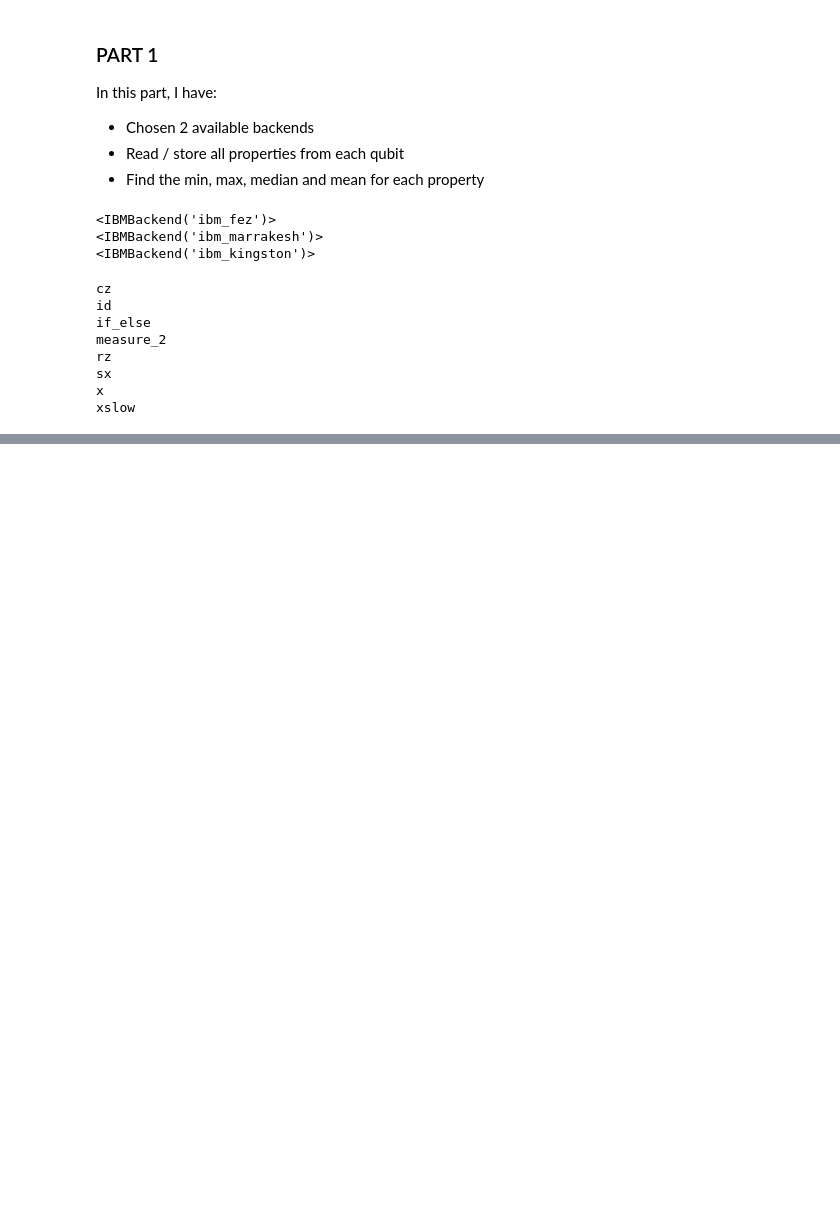
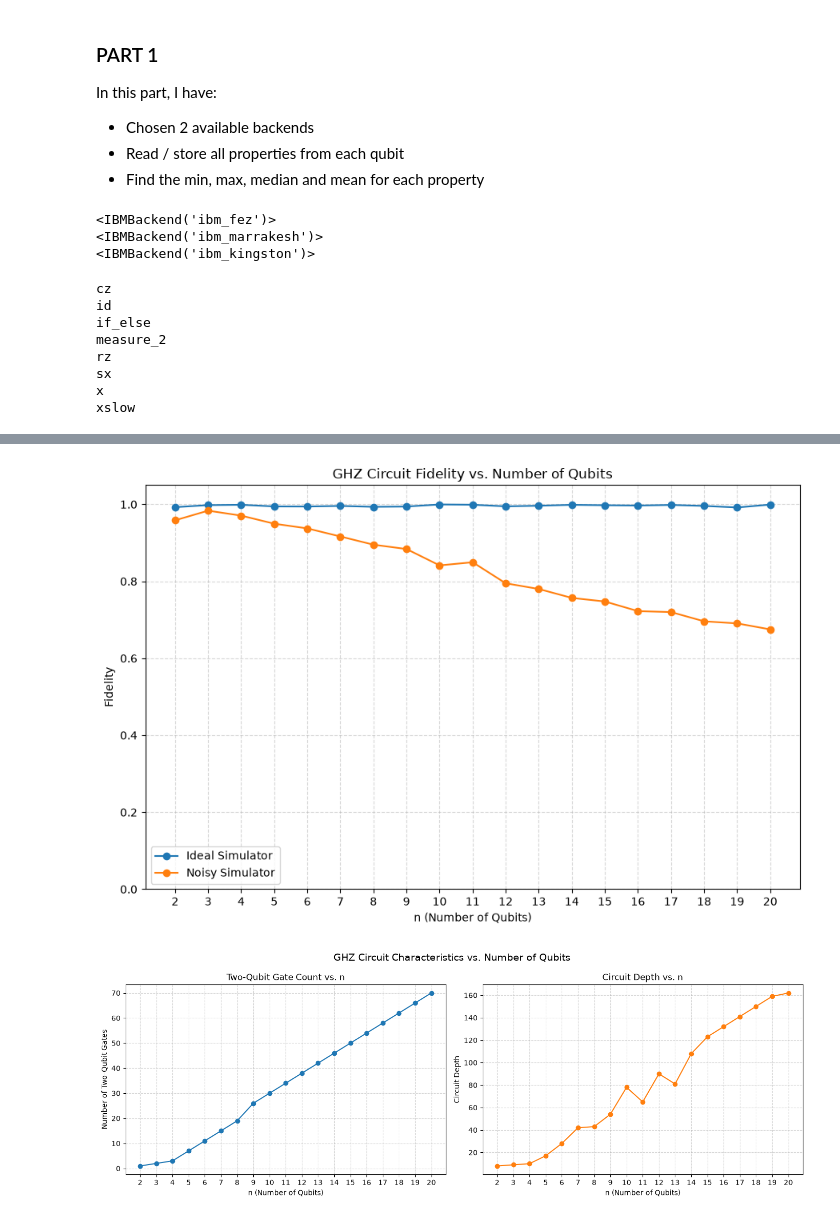
Before and after one commit to Adiro777/IBM-Backend-Properties-and-GHZ-Scaling, a Jupyter notebook: HW1 - IBM Backend Properties and GHZ Scaling.ipynb, the cells around one changed output, grey strips where cells are left out. Cells and saved outputs as stored; diff of their text form; code cells hidden in the pictures; blank space fills up the shorter version.

```diff
--- a/HW1 - IBM Backend Properties and GHZ Scaling.ipynb
+++ b/HW1 - IBM Backend Properties and GHZ Scaling.ipynb
@@ -255,0 +428,61 @@ In this part, I have:
+# %%
+# -----------------------------------
+# TWO QUBIT GATE VS. CIRCUIT DEPTH
+# -----------------------------------
+two_qubit_gates = []
+ghz_circuit_depth = []
+ghz_transpiled_circuits = {}
+
+for num_of_qubits in range(2, 21):
+    ghz_transpiled_circuits[num_of_qubits] = transpile(createGHZ(num_of_qubits), backend=noisy_simulator, optimization_level=1)
+    transpiled_qc = ghz_transpiled_circuits[num_of_qubits]
+    two_qubit_gates.append(transpiled_qc.count_ops().get('cz', 0))
+    ghz_circuit_depth.append(transpiled_qc.depth())
+# %%
+# -----------------------------------
+# FIGURE 1
+# -----------------------------------
+n_values = list(range(2, 21))
+ideal_values = [ideal_fidelities[n] for n in n_values]
+noisy_values = [noisy_fidelities[n] for n in n_values]
+
+plt.figure(figsize=(9, 6))
+plt.plot(n_values, ideal_values, marker='o', label='Ideal Simulator')
+plt.plot(n_values, noisy_values, marker='o', label='Noisy Simulator')
+plt.xlabel("n (Number of Qubits)")
+plt.ylabel("Fidelity")
+plt.title("GHZ Circuit Fidelity vs. Number of Qubits")
+plt.xticks(n_values)
+plt.ylim(0, 1.05)
+plt.legend()
+plt.grid(True, linestyle='--', alpha=0.5)
+plt.tight_layout()
+plt.savefig("figure1_fidelity_vs_n.png", dpi=150, bbox_inches="tight")
+plt.show()
+
+# -----------------------------------
+# FIGURE 2
+# -----------------------------------
+fig, axes = plt.subplots(1, 2, figsize=(14, 5))
+
+axes[0].plot(n_values, two_qubit_gates, marker='o', color='tab:blue')
+axes[0].set_xlabel("n (Number of Qubits)")
+axes[0].set_ylabel("Number of Two-Qubit Gates")
+axes[0].set_title("Two-Qubit Gate Count vs. n")
+axes[0].set_xticks(n_values)
+axes[0].grid(True, linestyle='--', alpha=0.5)
+
+axes[1].plot(n_values, ghz_circuit_depth, marker='o', color='tab:orange')
+axes[1].set_xlabel("n (Number of Qubits)")
+axes[1].set_ylabel("Circuit Depth")
+axes[1].set_title("Circuit Depth vs. n")
+axes[1].set_xticks(n_values)
+axes[1].grid(True, linestyle='--', alpha=0.5)
+
+fig.suptitle("GHZ Circuit Characteristics vs. Number of Qubits", fontsize=14)
+plt.tight_layout()
+plt.savefig("figure2_circuit_characteristics_vs_n.png", dpi=150, bbox_inches="tight")
+plt.show()
+# %% [output]
+[figure, added]
+[figure, added]
```
Also changed, not shown: parts of 9 cells of this notebook.
